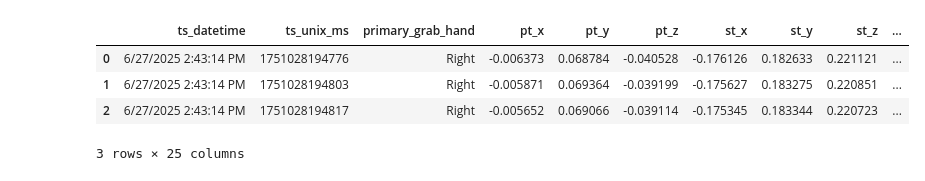
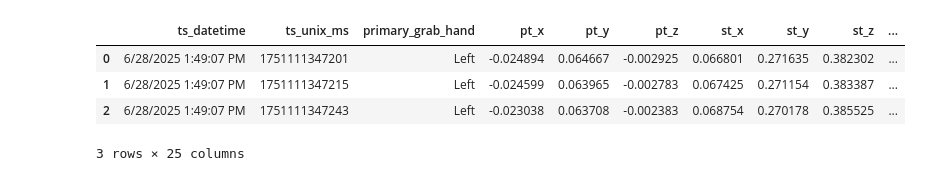
Before and after one commit to EliDll/phw-eval, a Jupyter notebook: unity_eda.ipynb, the cells around one changed output. Cells and saved outputs as stored; diff of their text form; code cells hidden in the pictures.

```diff
--- a/unity_eda.ipynb
+++ b/unity_eda.ipynb
@@ -4,25 +4,25 @@ import matplotlib.pyplot as plt
 import pandas as pd
 import seaborn as sns
 # %%
-participant = "12_ViDi"
+participant = "14_JeBi"
 
 def get_df(id):
     path = './data/' + participant + '/u_' + 'Shovel' + '_' + id + '.csv'
     return pd.read_csv(path)
 
 c_0 = get_df("C0")
 c_1 = get_df("C1")
 c_2 = get_df("C2")
 p_0 = get_df("P0")
 p_1 = get_df("P1")
 p_2 = get_df("P2")
 
 c_0.head(3)
 # %% [output]
 |  | ts_datetime | ts_unix_ms | primary_grab_hand | pt_x | pt_y | pt_z | st_x | st_y | st_z | ... |
-| 0 | 6/27/2025 2:43:14 PM | 1751028194776 | Right | -0.006373 | 0.068784 | -0.040528 | -0.176126 | 0.182633 | 0.221121 | ... |
-| 1 | 6/27/2025 2:43:14 PM | 1751028194803 | Right | -0.005871 | 0.069364 | -0.039199 | -0.175627 | 0.183275 | 0.220851 | ... |
-| 2 | 6/27/2025 2:43:14 PM | 1751028194817 | Right | -0.005652 | 0.069066 | -0.039114 | -0.175345 | 0.183344 | 0.220723 | ... |
+| 0 | 6/28/2025 1:49:07 PM | 1751111347201 | Left | -0.024894 | 0.064667 | -0.002925 | 0.066801 | 0.271635 | 0.382302 | ... |
+| 1 | 6/28/2025 1:49:07 PM | 1751111347215 | Left | -0.024599 | 0.063965 | -0.002783 | 0.067425 | 0.271154 | 0.383387 | ... |
+| 2 | 6/28/2025 1:49:07 PM | 1751111347243 | Left | -0.023038 | 0.063708 | -0.002383 | 0.068754 | 0.270178 | 0.385525 | ... |
 3 rows × 25 columns
 # %%
 def scatter(df, title, ax):
```
Also changed, not shown: parts of 3 cells of this notebook, 50 other files.
